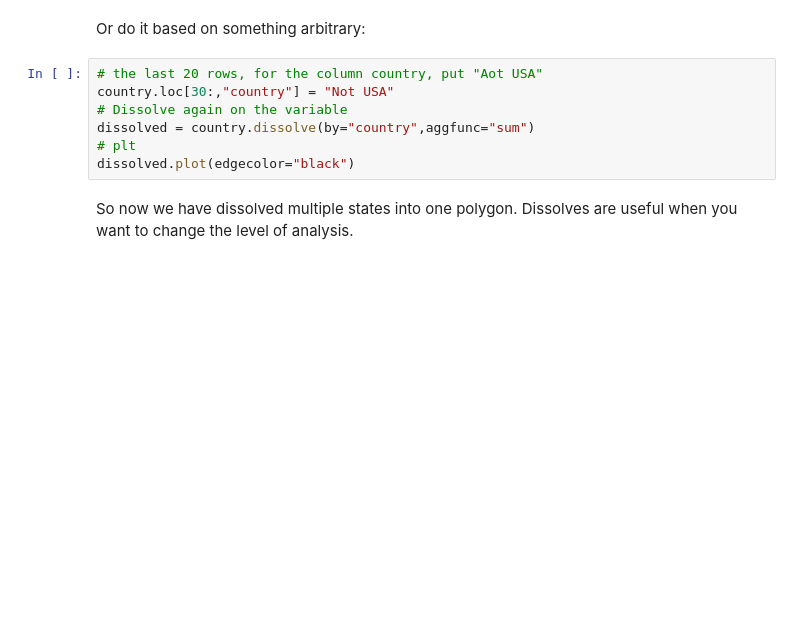
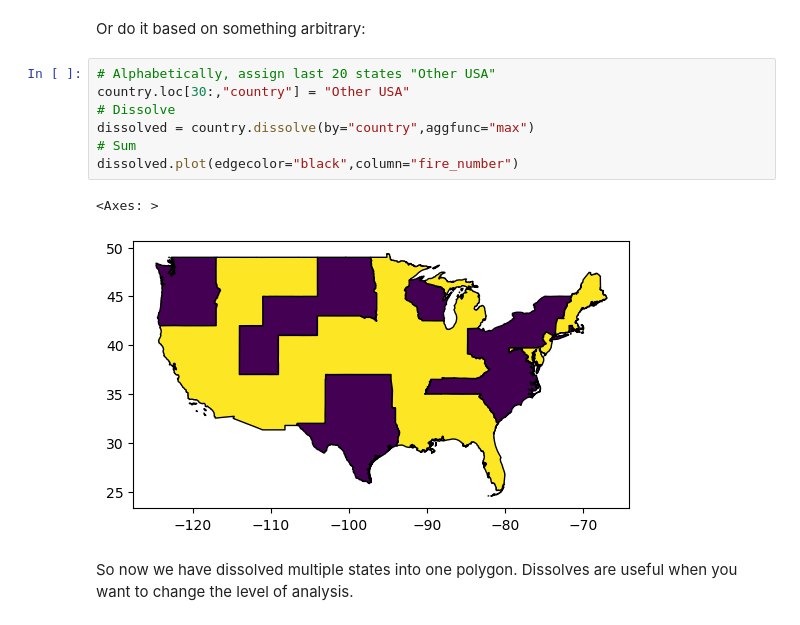
Before and after one commit to jphutch/ACE-592-SAE, a Jupyter notebook: Lectures/3_Images/30_US_Wildfires_R.ipynb, the cells around one changed output. Saved outputs shown, nothing was run; the diff lists cells and outputs as text; blank space fills up the shorter version.

```diff
--- a/Lectures/3_Images/30_US_Wildfires_R.ipynb
+++ b/Lectures/3_Images/30_US_Wildfires_R.ipynb
@@ -282,12 +409,15 @@ dissolved.plot(edgecolor="black")
 # %% [markdown]
 Or do it based on something arbitrary:
 # %%
-# the last 20 rows, for the column country, put "Aot USA"
-country.loc[30:,"country"] = "Not USA"
-# Dissolve again on the variable
-dissolved = country.dissolve(by="country",aggfunc="sum")
-# plt
-dissolved.plot(edgecolor="black")
+# Alphabetically, assign last 20 states "Other USA"
+country.loc[30:,"country"] = "Other USA"
+# Dissolve
+dissolved = country.dissolve(by="country",aggfunc="max")
+# Sum
+dissolved.plot(edgecolor="black",column="fire_number")
+# %% [output]
+<Axes: >
+[figure, added]
 # %% [markdown]
 So now we have dissolved multiple states into one polygon. Dissolves are useful when you want to change the level of analysis.
 # %% [markdown]
```
Also changed, not shown: parts of 74 cells of this notebook.
